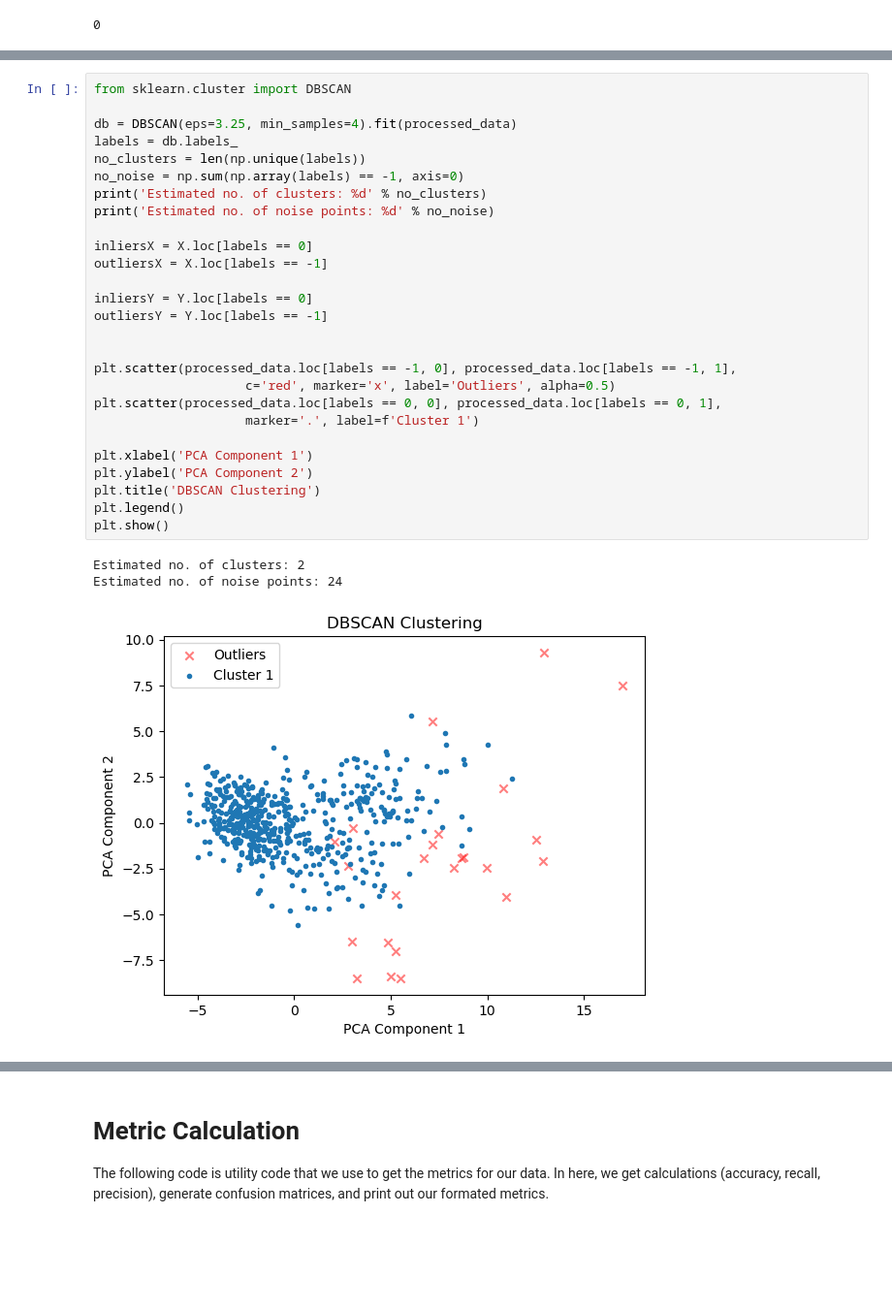
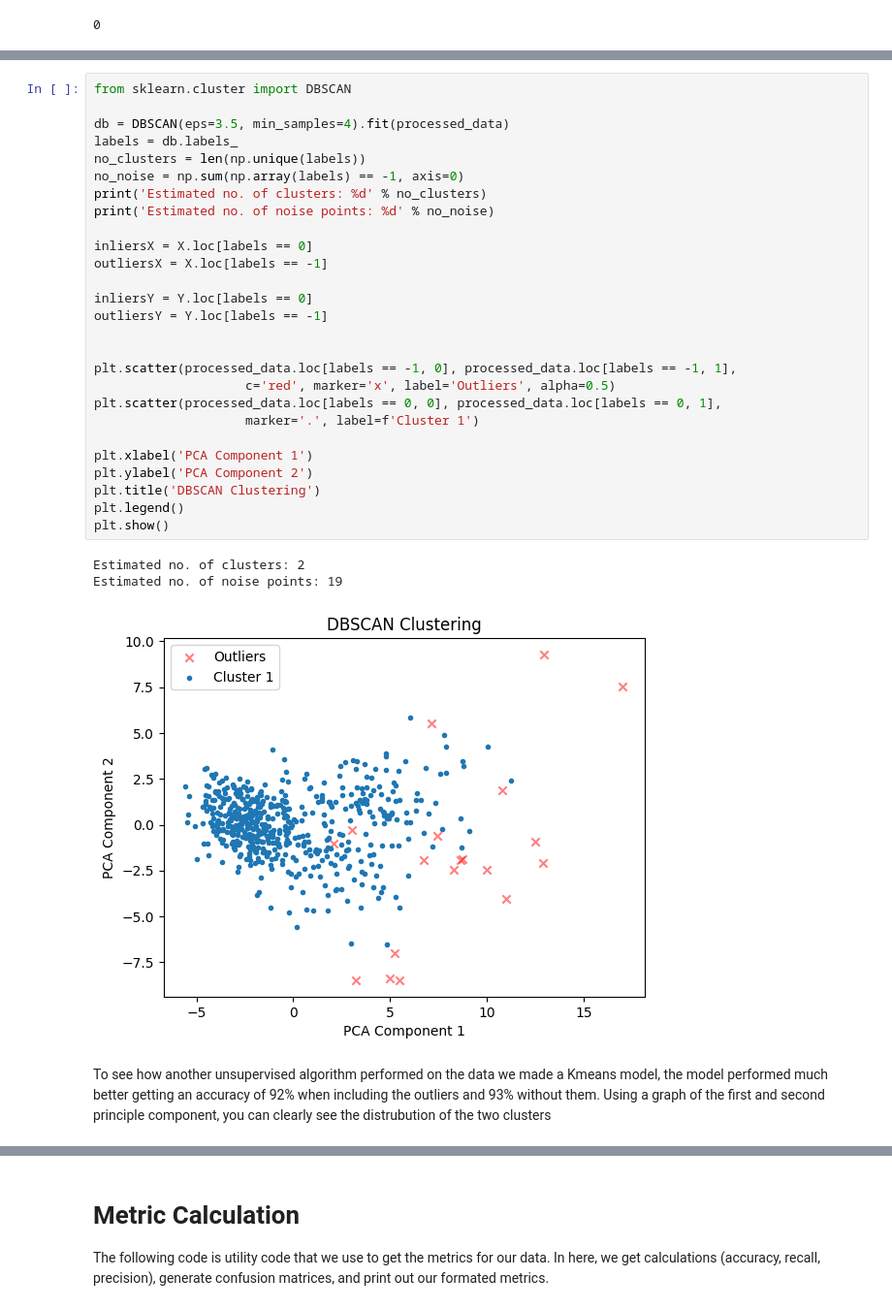
Before and after one commit to thomas-tran22/MachineLearningProject, a Jupyter notebook: ML_Project.ipynb, the cells around one changed output, grey strips where cells are left out. Shown at 97% size. Drawn from its saved outputs; the diff is of its cells as text; blank space fills up the shorter version.

```diff
--- a/ML_Project.ipynb
+++ b/ML_Project.ipynb
@@ -113,34 +120,36 @@ Best K-Nearest Neighbor: 3.25
 # %%
 from sklearn.cluster import DBSCAN
 
-db = DBSCAN(eps=3.25, min_samples=4).fit(processed_data)
+db = DBSCAN(eps=3.5, min_samples=4).fit(processed_data)
 labels = db.labels_
 no_clusters = len(np.unique(labels))
 no_noise = np.sum(np.array(labels) == -1, axis=0)
 print('Estimated no. of clusters: %d' % no_clusters)
 print('Estimated no. of noise points: %d' % no_noise)
 
 inliersX = X.loc[labels == 0]
 outliersX = X.loc[labels == -1]
 
 inliersY = Y.loc[labels == 0]
 outliersY = Y.loc[labels == -1]
 
 
 plt.scatter(processed_data.loc[labels == -1, 0], processed_data.loc[labels == -1, 1],
                     c='red', marker='x', label='Outliers', alpha=0.5)
 plt.scatter(processed_data.loc[labels == 0, 0], processed_data.loc[labels == 0, 1],
                     marker='.', label=f'Cluster 1')
 
 plt.xlabel('PCA Component 1')
 plt.ylabel('PCA Component 2')
 plt.title('DBSCAN Clustering')
 plt.legend()
 plt.show()
 # %% [output]
 Estimated no. of clusters: 2
-Estimated no. of noise points: 24
+Estimated no. of noise points: 19
-[figure, old version]
+[figure, new version]
+# %% [markdown]
+To see how another unsupervised algorithm performed on the data we made a Kmeans model, the model performed much better getting an accuracy of 92% when including the outliers and 93% without them. Using a graph of the first and second principle component, you can clearly see the distrubution of the two clusters
 # %%
 from sklearn.cluster import KMeans
 
```
Also changed, not shown: parts of 21 cells of this notebook.
